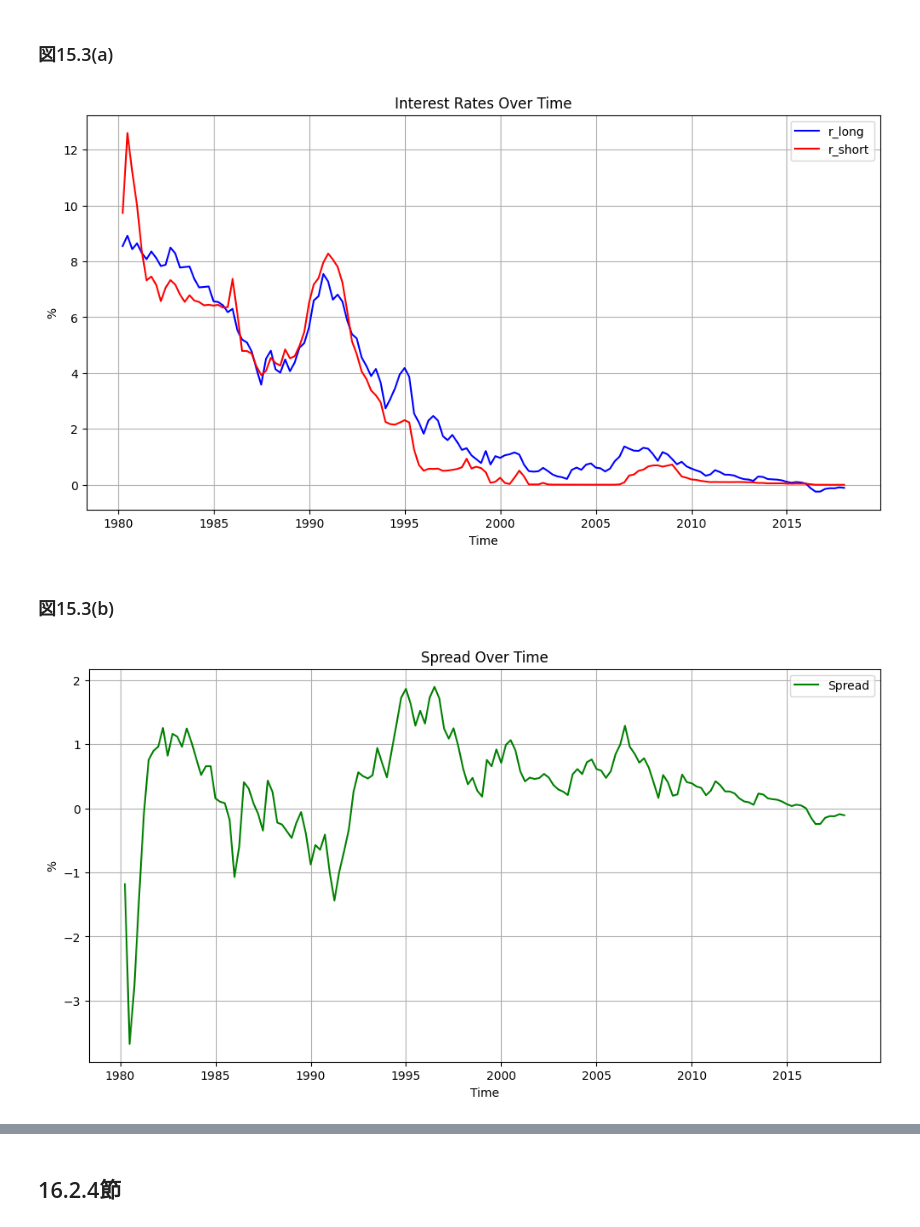
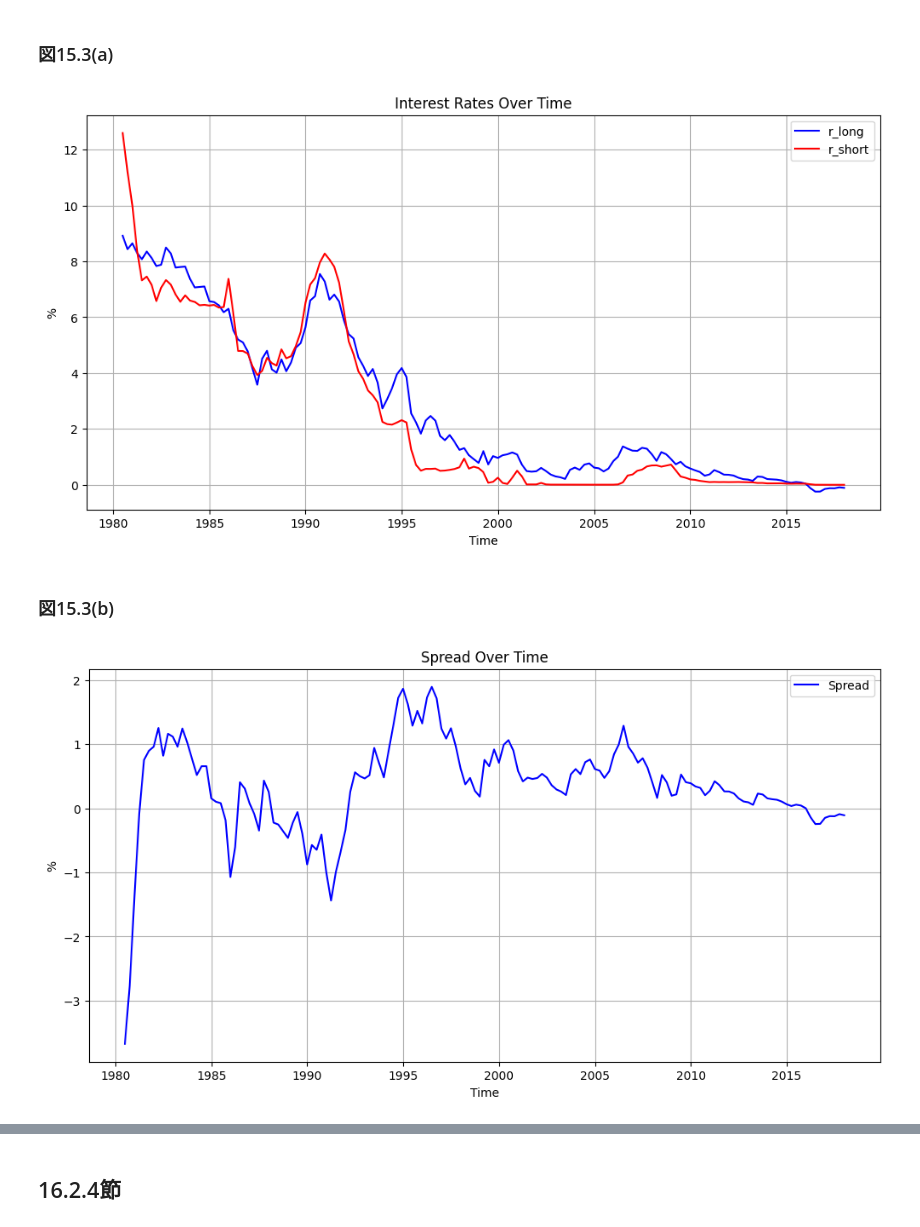
Before and after one commit to Keisei-Akiya/yabu-tomoyoshi-introductory-econometrics, a Jupyter notebook: src/python/spread.ipynb, the cells around one changed output, grey strips where cells are left out. Saved outputs shown, nothing was run; the diff lists cells and outputs as text; code cells hidden in the pictures.

Commit message:
spread完成

```diff
--- a/src/python/spread.ipynb
+++ b/src/python/spread.ipynb
@@ -38,6 +20,14 @@ dspread = spread.diff().fillna(0)
 # %%
+url = "https://www.fbc.keio.ac.jp/~tyabu/keiryo/spread_data.csv"
+df = pd.read_csv(url)
+
 # Create a time series
 df['time'] = pd.date_range(start='1980-01-01', periods=len(df), freq='Q')
-df['spread'] = spread
-df['dspread'] = dspread
-df['l.spread'] = spread - dspread
+df['spread'] = df['r_long'] - df['r_short']
+df['l.spread'] = df['spread'].shift(1)
+df['dspread'] = df['spread'] - df['l.spread']
+
+df = df.dropna()
+df = df.reset_index(drop=True)
+
+df.head()
@@ -44,4 +40,0 @@ df['l.spread'] = spread - dspread
-# %%
-# Select relevant columns
-df = df[['time', 'r_short', 'r_long', 'spread', 'dspread', 'l.spread']]
-print(df.head(10))  # Display the first 10 rows
@@ -73,20 +54,20 @@ plt.title('Interest Rates Over Time')
 plt.grid()
 plt.show()
 # %% [output]
-[figure, old version]
+[figure, new version]
 # %% [markdown]
 ### 図15.3(b)
 # %%
 # Plotting the spread
 plt.figure(figsize=(12, 6))
-plt.plot(df['time'], df['spread'], color='green', label='Spread')
+plt.plot(df['time'], df['spread'], color='blue', label='Spread')
 plt.xlabel('Time')
 plt.ylabel('%')
 plt.title('Spread Over Time')
 plt.legend()
 plt.grid()
 plt.show()
 # %% [output]
-[figure, old version]
+[figure, new version]
 # %%
 # Linear model for spread
```
Also changed, not shown: parts of 37 cells of this notebook.
